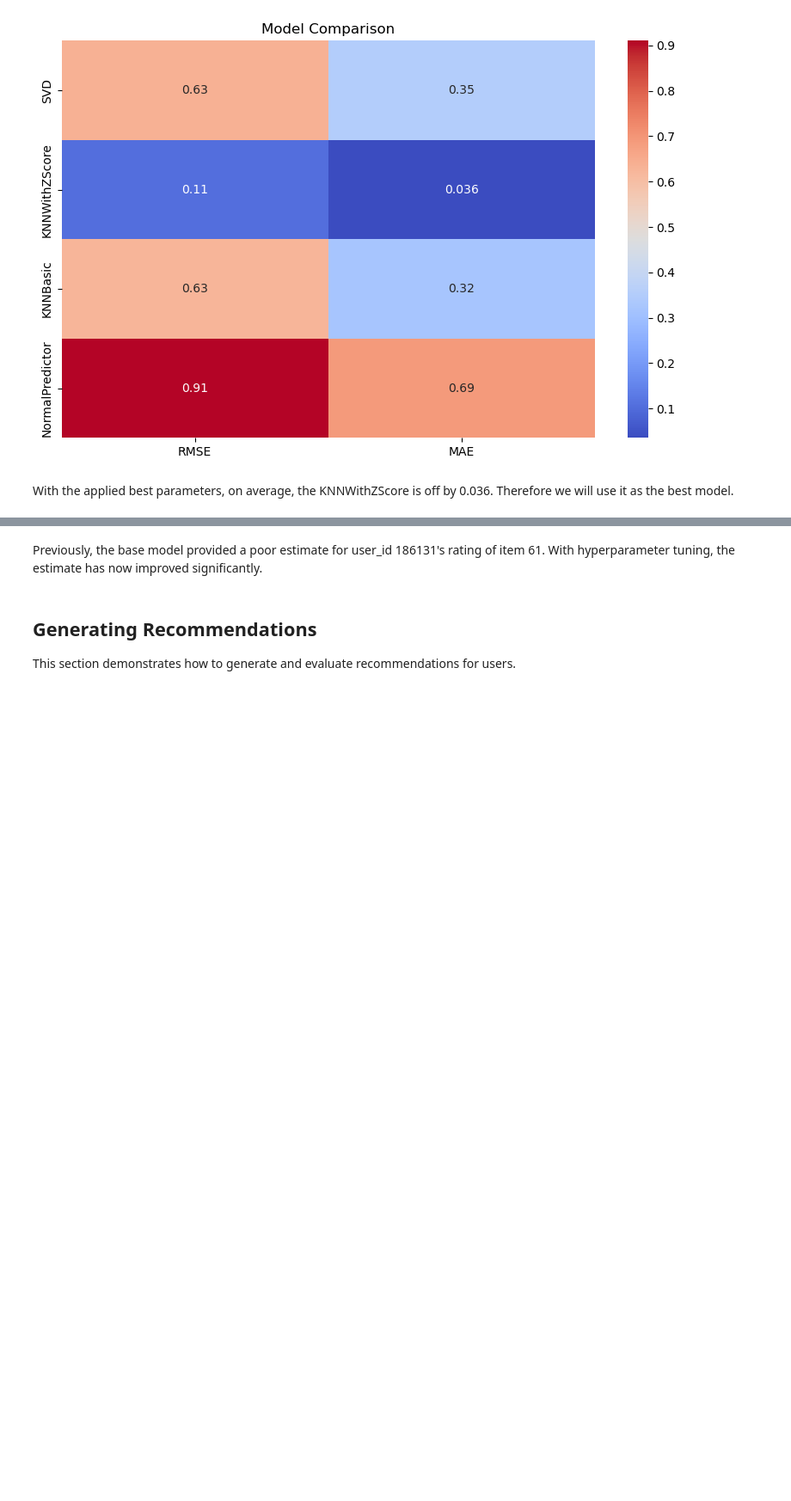
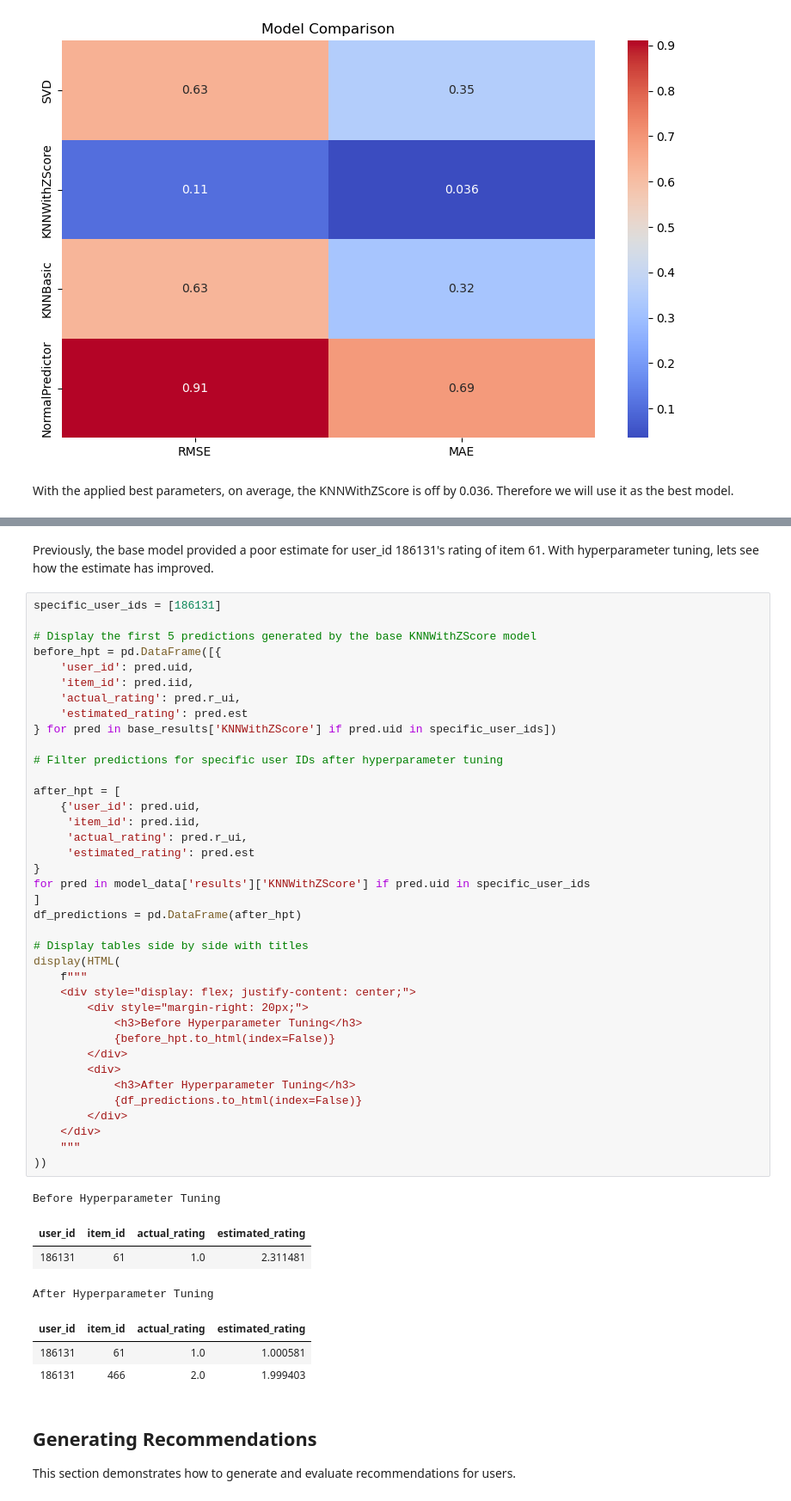
Before and after one commit to renaqd/team1-ADS505, a Jupyter notebook: team1-recommendation_sys.ipynb, the cells around one changed output, grey strips where cells are left out. Shown at 86% size. Cells and saved outputs as stored; diff of their text form; blank space fills up the shorter version.

```diff
--- a/team1-recommendation_sys.ipynb
+++ b/team1-recommendation_sys.ipynb
@@ -591,7 +629,53 @@ df_predictions
 | 1 | 60554 | 61 | 4.0 | 4.008766 |
 | 2 | 60554 | 144 | 5.0 | 4.992797 |
 # %% [markdown]
-Previously, the base model provided a poor estimate for user_id 186131's rating of item 61. With hyperparameter tuning, the estimate has now improved significantly.
+Previously, the base model provided a poor estimate for user_id 186131's rating of item 61. With hyperparameter tuning, lets see how the estimate has improved.
+# %%
+specific_user_ids = [186131]
+
+# Display the first 5 predictions generated by the base KNNWithZScore model
+before_hpt = pd.DataFrame([{
+    'user_id': pred.uid,
+    'item_id': pred.iid,
+    'actual_rating': pred.r_ui,
+    'estimated_rating': pred.est
+} for pred in base_results['KNNWithZScore'] if pred.uid in specific_user_ids])
+
+# Filter predictions for specific user IDs after hyperparameter tuning
+
+after_hpt = [
+    {'user_id': pred.uid,
+     'item_id': pred.iid,
+     'actual_rating': pred.r_ui,
+     'estimated_rating': pred.est
+}
+for pred in model_data['results']['KNNWithZScore'] if pred.uid in specific_user_ids
+]
+df_predictions = pd.DataFrame(after_hpt)
+
+# Display tables side by side with titles
+display(HTML(
+    f"""
+    <div style="display: flex; justify-content: center;">
+        <div style="margin-right: 20px;">
+            <h3>Before Hyperparameter Tuning</h3>
+            {before_hpt.to_html(index=False)}
+        </div>
+        <div>
+            <h3>After Hyperparameter Tuning</h3>
+            {df_predictions.to_html(index=False)}
+        </div>
+    </div>
+    """
+))
+# %% [output]
+Before Hyperparameter Tuning
+| user_id | item_id | actual_rating | estimated_rating |
+| 186131 | 61 | 1.0 | 2.311481 |
+After Hyperparameter Tuning
+| user_id | item_id | actual_rating | estimated_rating |
+| 186131 | 61 | 1.0 | 1.000581 |
+| 186131 | 466 | 2.0 | 1.999403 |
 # %% [markdown]
 ## Generating Recommendations
 This section demonstrates how to generate and evaluate recommendations for users.
```
Also changed, not shown: parts of 6 cells of this notebook.
